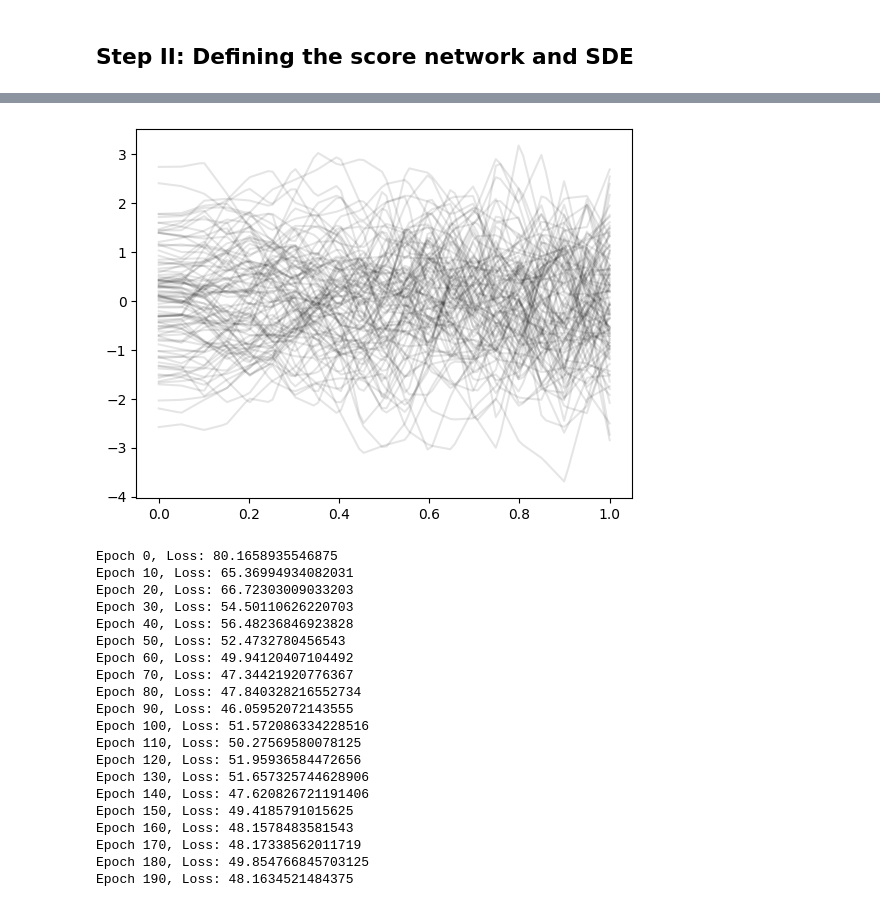
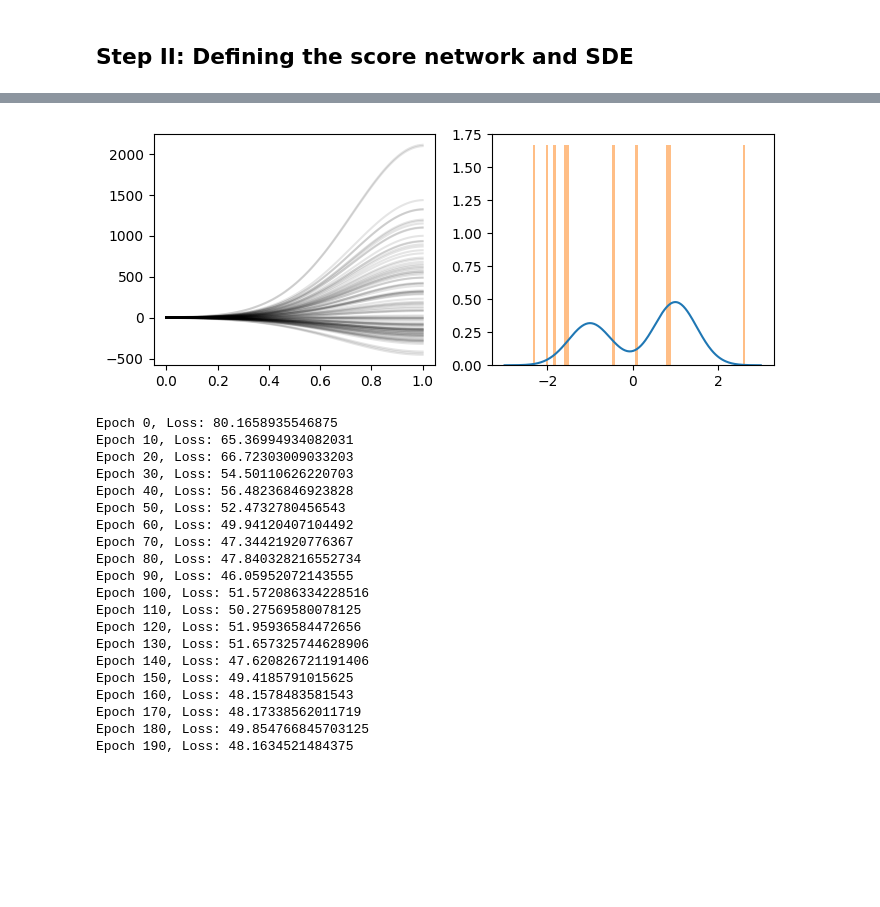
Before and after one commit to hsimonfroy/diffusion-field-level, a Jupyter notebook: TSM.ipynb, the cells around one changed output, grey strips where cells are left out. Saved outputs shown, nothing was run; the diff lists cells and outputs as text; code cells hidden in the pictures; blank space fills up the shorter version.

```diff
--- a/TSM.ipynb
+++ b/TSM.ipynb
@@ -182,8 +229,16 @@ class ScoreNN(nn.Module):
         x = nn.gelu(x)
         x = nn.Dense(features=256)(x)
         x = nn.gelu(x)
-        x = nn.Dense(features=1)(x)
-        return x.squeeze()
+        x = nn.Dense(features=d)(x)
+        return x
 
 score = ScoreNN()
-params = score.init(jax.random.PRNGKey(0), jnp.zeros([1]), jnp.zeros([1]))
+params = score.init(jr.key(0), jnp.zeros(d), jnp.zeros(1))
+
+@jax.jit
+@partial(vmap, in_axes=(0, None))
+def sample_sde(key, params):
+    key_x0, key_sde = jr.split(key)
+    x0 = base.sample(seed=key_x0)
+    return forward_sde(key_sde, x0, lambda t, y, args: score.apply(params, y, t))
+    # return forward_sde(key_sde, x0, score_target)
@@ -212,8 +251,14 @@ times.shape, samples.shape
-# %%
-for i in range(100):
-  plot(times[i,:], samples[i,:], alpha=0.1, color='k');
-# %% [output]
-[figure, removed]
+# %%
+figure(figsize=(8,3))
+subplot(121)
+for i in range(100):
+  plot(ts[i], xs[i], 'k', alpha=0.1);
+
+subplot(122)
+plot(xlin, target.prob(xlin));
+hist(xs[:,-1], 100, range=xlim, density=True, alpha=0.5);
+# %% [output]
+[figure, added]
 # %%
 from diffrax import diffeqsolve, ControlTerm, Euler, MultiTerm, ODETerm, SaveAt, VirtualBrownianTree
 
```
Also changed, not shown: parts of 9 cells of this notebook.
